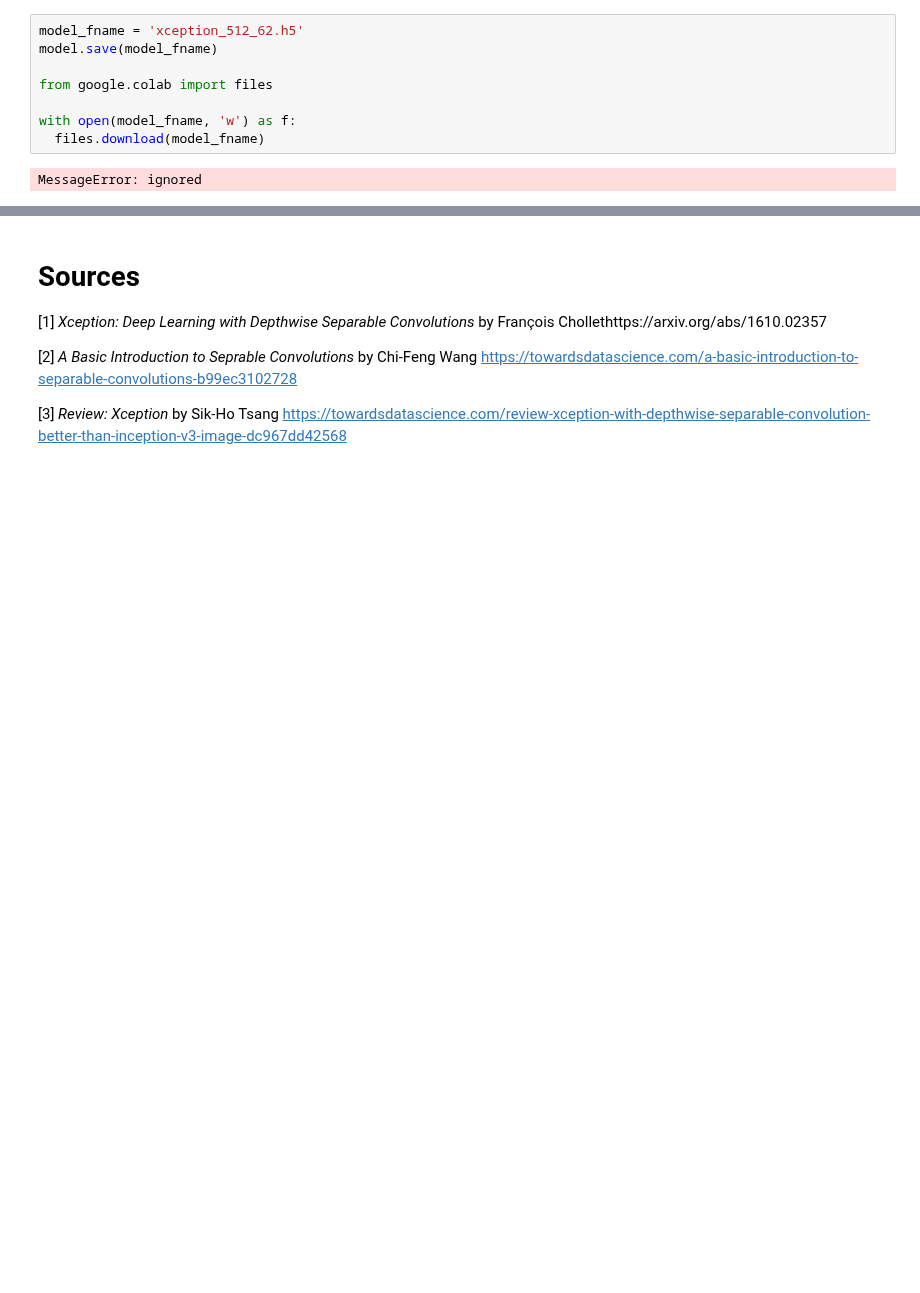
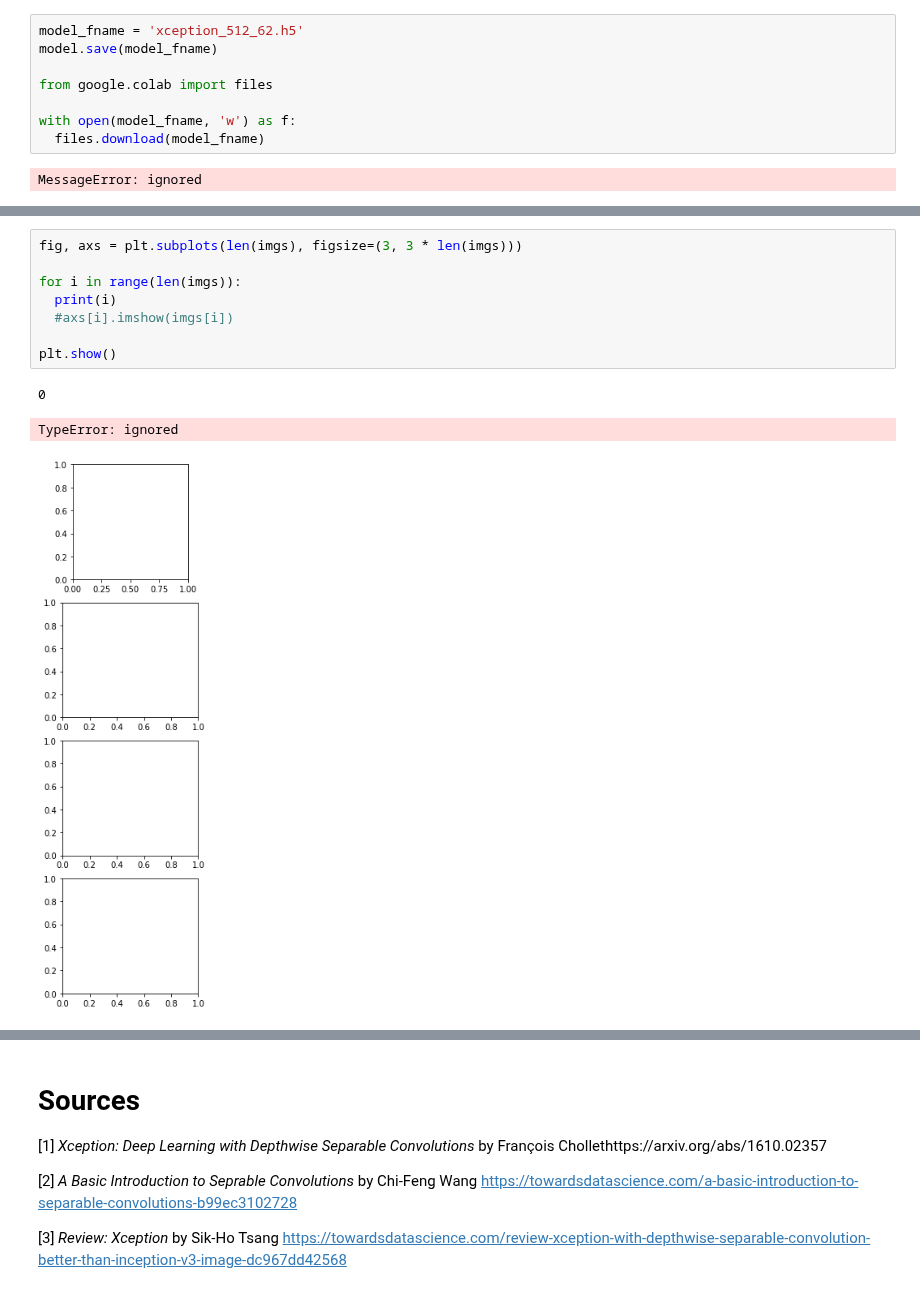
Before and after one commit to nspeer12/AI_CAP4630, a Jupyter notebook: hw4.3.1.ipynb, the cells around one changed output, grey strips where cells are left out. Cells and saved outputs as stored; diff of their text form; blank space fills up the shorter version.

```diff
--- a/hw4.3.1.ipynb
+++ b/hw4.3.1.ipynb
@@ -356,3 +386,15 @@ plt.imshow(img_rgb)
+# %%
+fig, axs = plt.subplots(len(imgs), figsize=(3, 3 * len(imgs)))
+
+for i in range(len(imgs)):
+  print(i)
+  #axs[i].imshow(imgs[i])
+
+plt.show()
+# %% [output]
+0
+TypeError: ignored
+[figure, added]
 # %%
 # downscale
 img = cv2.resize(img, dsize=(150,150), interpolation=cv2.INTER_NEAREST)
```
Also changed, not shown: parts of 5 cells of this notebook.
